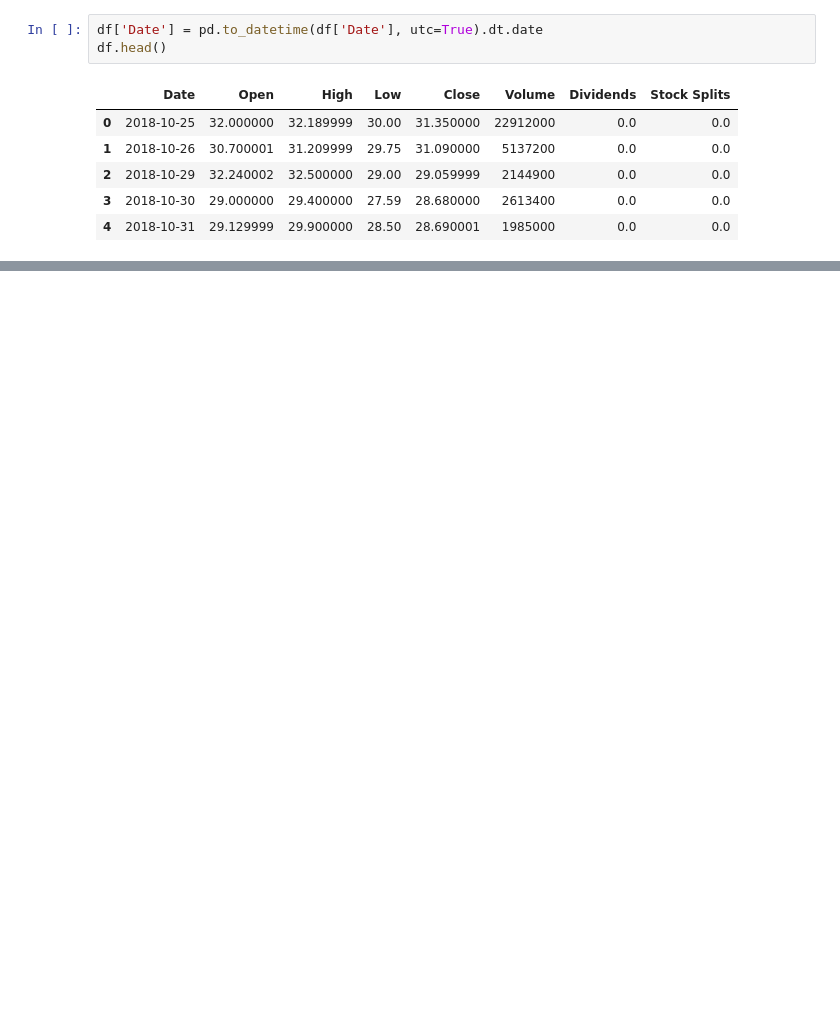
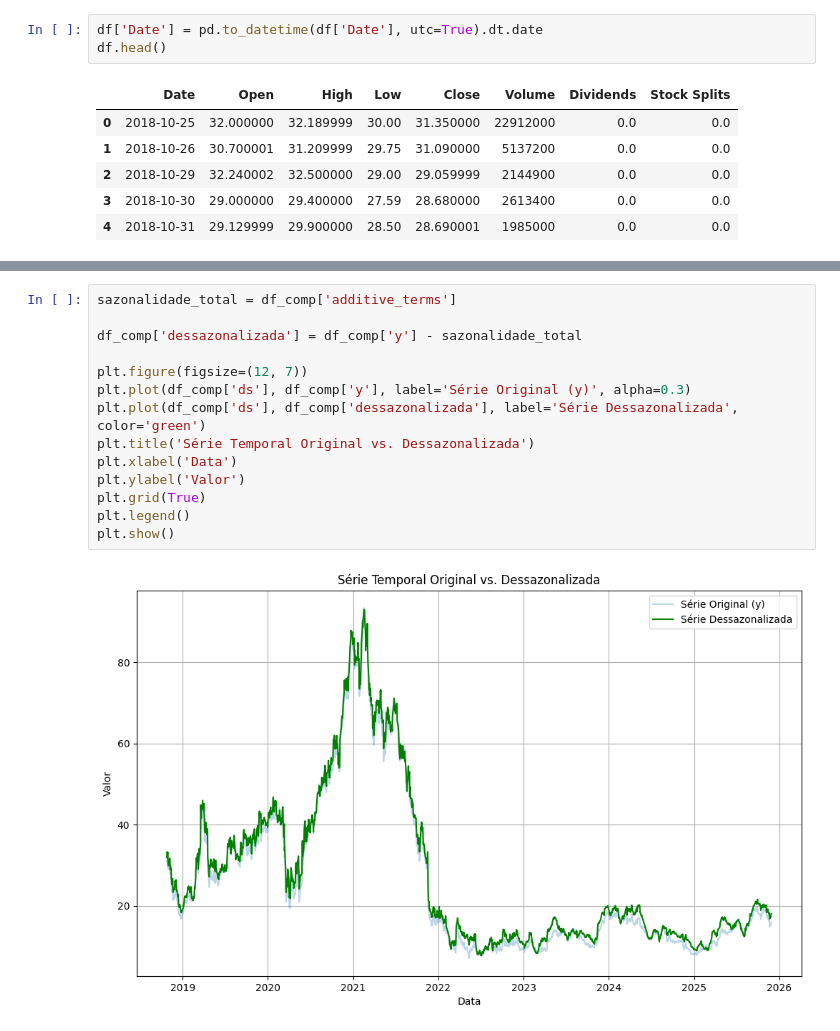
Before and after one commit to LeomaxFilho/StockMarketForecastingAI, a Jupyter notebook: src/data_reader.ipynb, the cells around one changed output, grey strips where cells are left out. Drawn from its saved outputs; the diff is of its cells as text; blank space fills up the shorter version.

Commit message:
temporal series analysis

```diff
--- a/src/data_reader.ipynb
+++ b/src/data_reader.ipynb
@@ -80,0 +109,16 @@ len(df_higher[['Date', 'Variacao']])
+# %%
+sazonalidade_total = df_comp['additive_terms']
+
+df_comp['dessazonalizada'] = df_comp['y'] - sazonalidade_total
+
+plt.figure(figsize=(12, 7))
+plt.plot(df_comp['ds'], df_comp['y'], label='Série Original (y)', alpha=0.3)
+plt.plot(df_comp['ds'], df_comp['dessazonalizada'], label='Série Dessazonalizada', color='green')
+plt.title('Série Temporal Original vs. Dessazonalizada')
+plt.xlabel('Data')
+plt.ylabel('Valor')
+plt.grid(True)
+plt.legend()
+plt.show()
+# %% [output]
+[figure, added]
```
Also changed, not shown: parts of 9 cells of this notebook, 4 other files.
